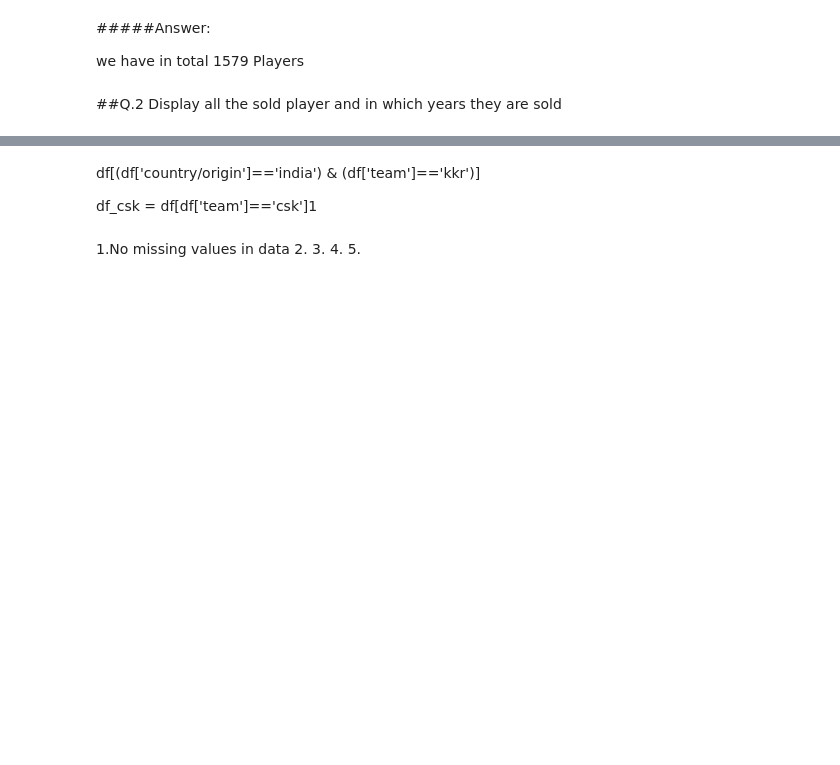
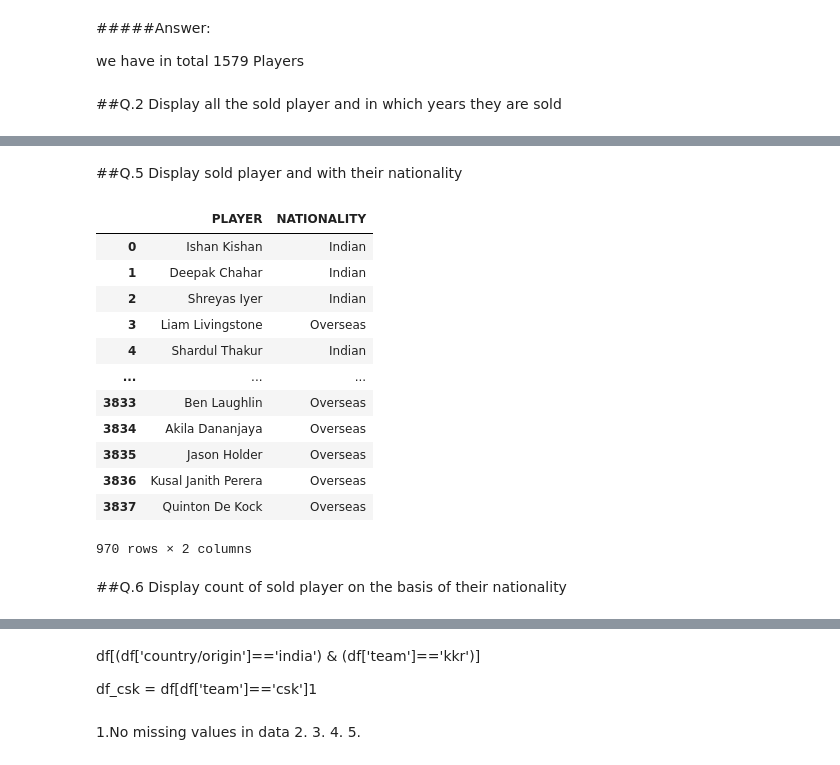
Before and after one commit to Deepali1311/IPL_Auction-DA1, a Jupyter notebook: IPL_Auction_Data_Analysis_.ipynb, the cells around one changed output, grey strips where cells are left out. Drawn from its saved outputs; the diff is of its cells as text; code cells hidden in the pictures; blank space fills up the shorter version.

```diff
--- a/IPL_Auction_Data_Analysis_.ipynb
+++ b/IPL_Auction_Data_Analysis_.ipynb
@@ -218,0 +273,20 @@ Index(['PLAYER', 'YEAR'], dtype='object')
+# %% [markdown]
+##Q.5 Display sold player and with their nationality
+# %%
+df[['PLAYER','NATIONALITY']] [df['SOLD/UNSOLD'] == 'SOLD']
+# %% [output]
+|  | PLAYER | NATIONALITY |
+| 0 | Ishan Kishan | Indian |
+| 1 | Deepak Chahar | Indian |
+| 2 | Shreyas Iyer | Indian |
+| 3 | Liam Livingstone | Overseas |
+| 4 | Shardul Thakur | Indian |
+| ... | ... | ... |
+| 3833 | Ben Laughlin | Overseas |
+| 3834 | Akila Dananjaya | Overseas |
+| 3835 | Jason Holder | Overseas |
+| 3836 | Kusal Janith Perera | Overseas |
+| 3837 | Quinton De Kock | Overseas |
+970 rows × 2 columns
+# %% [markdown]
+##Q.6 Display count of sold player on the basis of their nationality
```
Also changed, not shown: parts of 19 cells of this notebook.
